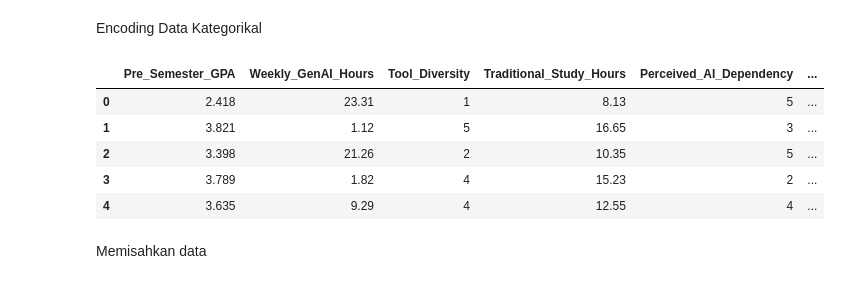
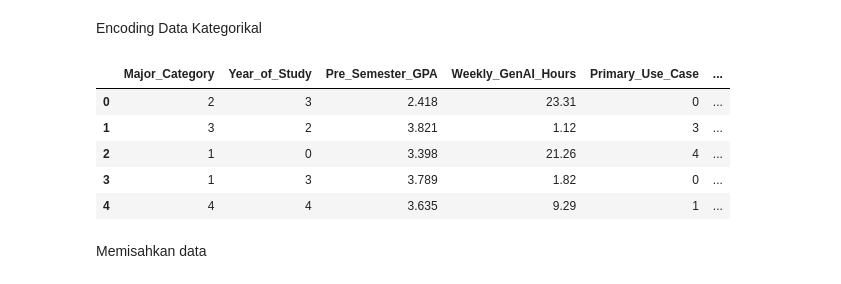
Before and after one commit to jameslay1907/Eksperimen_SML_James-Lay, a Jupyter notebook: preprocessing/Eksperimen_James-Lay.ipynb, the cells around one changed output. Drawn from its saved outputs; the diff is of its cells as text; code cells hidden in the pictures.

```diff
--- a/preprocessing/Eksperimen_James-Lay.ipynb
+++ b/preprocessing/Eksperimen_James-Lay.ipynb
@@ -109,7 +109,16 @@ df.duplicated().sum()
 # %% [output]
 np.int64(0)
 # %%
-numeric_features = df.select_dtypes(include=['number']).columns
+numeric_features = df.select_dtypes(include=['float64', 'int64']).columns.to_list()
+categorical_features = df.select_dtypes(include=['object']).columns.to_list()
+
+label_to_predict = 'Burnout_Risk_Level'
+
+if label_to_predict in numeric_features:
+    numeric_features.remove(label_to_predict)
+
+if label_to_predict in categorical_features:
+    categorical_features.remove(label_to_predict)
 
 for feature in numeric_features:
   plt.figure(figsize=(10,6))
@@ -149,26 +158,28 @@ Q3 = df[numeric_features].quantile(0.75)
 IQR = Q3 - Q1
 # %%
 condition = ~((df[numeric_features] < (Q1 - 1.5 * IQR)) | (df[numeric_features] > (Q3 + 1.5 * IQR))).any(axis=1)
-df_filtered_numeric = df.loc[condition, numeric_features]
 
-categorical_features = df.select_dtypes(include=['object']).columns
-df = pd.concat([df_filtered_numeric, df.loc[condition, categorical_features]], axis=1)
+df = df.loc[condition].copy()
 # %% [markdown]
 Encoding Data Kategorikal
 # %%
 label_encoder = LabelEncoder()
 
 for column in categorical_features:
   df[column] = label_encoder.fit_transform(df[column])
 
+burnout_mapping = {"Low":0, "Medium":1, "High":2}
+
+df[label_to_predict] = df[label_to_predict].map(burnout_mapping)
+
 df.head()
 # %% [output]
-|  | Pre_Semester_GPA | Weekly_GenAI_Hours | Tool_Diversity | Traditional_Study_Hours | Perceived_AI_Dependency | ... |
-| 0 | 2.418 | 23.31 | 1 | 8.13 | 5 | ... |
-| 1 | 3.821 | 1.12 | 5 | 16.65 | 3 | ... |
-| 2 | 3.398 | 21.26 | 2 | 10.35 | 5 | ... |
-| 3 | 3.789 | 1.82 | 4 | 15.23 | 2 | ... |
-| 4 | 3.635 | 9.29 | 4 | 12.55 | 4 | ... |
+|  | Major_Category | Year_of_Study | Pre_Semester_GPA | Weekly_GenAI_Hours | Primary_Use_Case | ... |
+| 0 | 2 | 3 | 2.418 | 23.31 | 0 | ... |
+| 1 | 3 | 2 | 3.821 | 1.12 | 3 | ... |
+| 2 | 1 | 0 | 3.398 | 21.26 | 4 | ... |
+| 3 | 1 | 3 | 3.789 | 1.82 | 0 | ... |
+| 4 | 4 | 4 | 3.635 | 9.29 | 1 | ... |
 # %% [markdown]
 Memisahkan data
 # %%
```
Also changed, not shown: parts of 2 cells of this notebook, 5 other files.
